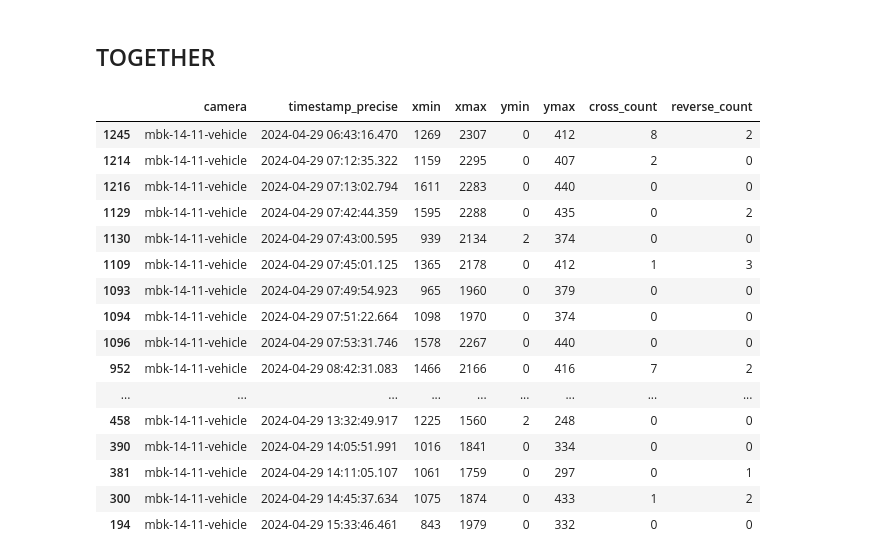
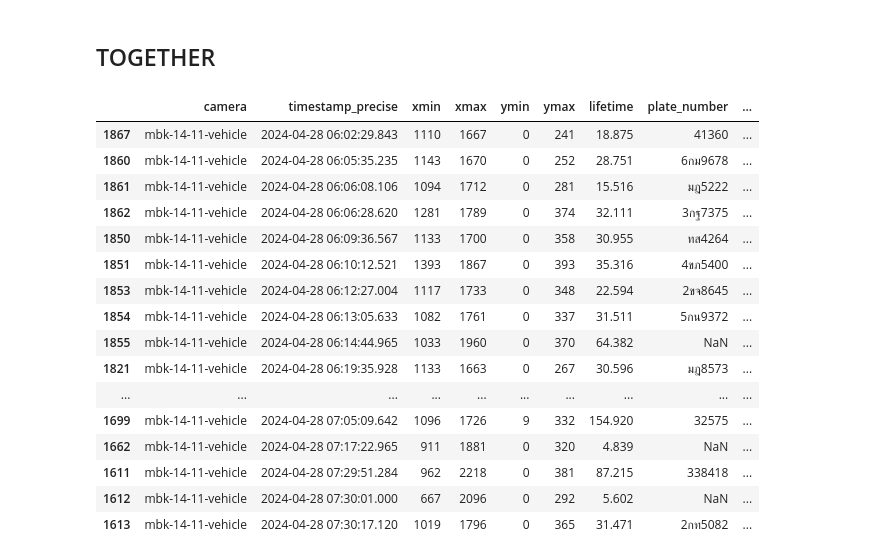
Before and after one commit to JeansAthiwat/parking-customer-count, a Jupyter notebook: 11firstApproch.ipynb, the cells around one changed output. Cells and saved outputs as stored; diff of their text form; code cells hidden in the pictures.

```diff
--- a/11firstApproch.ipynb
+++ b/11firstApproch.ipynb
@@ -133,25 +119,40 @@ def match_reverse_to_vehicle(df_reverse, df_vehicle, start_padding: int = 20, st
 # %% [markdown]
 ## TOGETHER
 # %%
-df_vehicle = match_cross_to_vehicle(df_cross,df_vehicle)
-df_vehicle = match_reverse_to_vehicle(df_reverse,df_vehicle)
+df_vehicle = match_cross_to_vehicle(
+    df_cross,
+    df_vehicle,
+)
+df_vehicle = match_reverse_to_vehicle(df_reverse, df_vehicle)
 
-df_vehicle[[*conf.CUSTOMER_INTEREST_SNAPSHOT, 'cross_count', 'reverse_count']]
+df_vehicle = df_vehicle[(df_vehicle["timestamp_unix"] >= 1714284000) & (df_vehicle["timestamp_unix_end"] <= 1714290320)]
+df_vehicle = df_vehicle[
+    [
+        *conf.VEHICLE_INTEREST_SNAPSHOT,
+        "cross_count",
+        "reverse_count",
+        "original_video_name",
+        "frame_no",
+    ]
+]
+
+df_vehicle = Preprocess.sort_df(df_vehicle, conf.VEHICLE_INTEREST_SNAPSHOT)
+df_vehicle
 # %% [output]
-|  | camera | timestamp_precise | xmin | xmax | ymin | ymax | cross_count | reverse_count |
-| 1245 | mbk-14-11-vehicle | 2024-04-29 06:43:16.470 | 1269 | 2307 | 0 | 412 | 8 | 2 |
-| 1214 | mbk-14-11-vehicle | 2024-04-29 07:12:35.322 | 1159 | 2295 | 0 | 407 | 2 | 0 |
-| 1216 | mbk-14-11-vehicle | 2024-04-29 07:13:02.794 | 1611 | 2283 | 0 | 440 | 0 | 0 |
-| 1129 | mbk-14-11-vehicle | 2024-04-29 07:42:44.359 | 1595 | 2288 | 0 | 435 | 0 | 2 |
-| 1130 | mbk-14-11-vehicle | 2024-04-29 07:43:00.595 | 939 | 2134 | 2 | 374 | 0 | 0 |
-| 1109 | mbk-14-11-vehicle | 2024-04-29 07:45:01.125 | 1365 | 2178 | 0 | 412 | 1 | 3 |
-| 1093 | mbk-14-11-vehicle | 2024-04-29 07:49:54.923 | 965 | 1960 | 0 | 379 | 0 | 0 |
-| 1094 | mbk-14-11-vehicle | 2024-04-29 07:51:22.664 | 1098 | 1970 | 0 | 374 | 0 | 0 |
-| 1096 | mbk-14-11-vehicle | 2024-04-29 07:53:31.746 | 1578 | 2267 | 0 | 440 | 0 | 0 |
-| 952 | mbk-14-11-vehicle | 2024-04-29 08:42:31.083 | 1466 | 2166 | 0 | 416 | 7 | 2 |
-| ... | ... | ... | ... | ... | ... | ... | ... | ... |
-| 458 | mbk-14-11-vehicle | 2024-04-29 13:32:49.917 | 1225 | 1560 | 2 | 248 | 0 | 0 |
-| 390 | mbk-14-11-vehicle | 2024-04-29 14:05:51.991 | 1016 | 1841 | 0 | 334 | 0 | 0 |
-| 381 | mbk-14-11-vehicle | 2024-04-29 14:11:05.107 | 1061 | 1759 | 0 | 297 | 0 | 1 |
-| 300 | mbk-14-11-vehicle | 2024-04-29 14:45:37.634 | 1075 | 1874 | 0 | 433 | 1 | 2 |
-| 194 | mbk-14-11-vehicle | 2024-04-29 15:33:46.461 | 843 | 1979 | 0 | 332 | 0 | 0 |
+|  | camera | timestamp_precise | xmin | xmax | ymin | ymax | lifetime | plate_number | ... |
+| 1867 | mbk-14-11-vehicle | 2024-04-28 06:02:29.843 | 1110 | 1667 | 0 | 241 | 18.875 | 41360 | ... |
+| 1860 | mbk-14-11-vehicle | 2024-04-28 06:05:35.235 | 1143 | 1670 | 0 | 252 | 28.751 | 6กม9678 | ... |
+| 1861 | mbk-14-11-vehicle | 2024-04-28 06:06:08.106 | 1094 | 1712 | 0 | 281 | 15.516 | มฎ5222 | ... |
+| 1862 | mbk-14-11-vehicle | 2024-04-28 06:06:28.620 | 1281 | 1789 | 0 | 374 | 32.111 | 3กฐ7375 | ... |
+| 1850 | mbk-14-11-vehicle | 2024-04-28 06:09:36.567 | 1133 | 1700 | 0 | 358 | 30.955 | ทส4264 | ... |
+| 1851 | mbk-14-11-vehicle | 2024-04-28 06:10:12.521 | 1393 | 1867 | 0 | 393 | 35.316 | 4ขภ5400 | ... |
+| 1853 | mbk-14-11-vehicle | 2024-04-28 06:12:27.004 | 1117 | 1733 | 0 | 348 | 22.594 | 2ขจ8645 | ... |
+| 1854 | mbk-14-11-vehicle | 2024-04-28 06:13:05.633 | 1082 | 1761 | 0 | 337 | 31.511 | 5กน9372 | ... |
+| 1855 | mbk-14-11-vehicle | 2024-04-28 06:14:44.965 | 1033 | 1960 | 0 | 370 | 64.382 | NaN | ... |
+| 1821 | mbk-14-11-vehicle | 2024-04-28 06:19:35.928 | 1133 | 1663 | 0 | 267 | 30.596 | มฎ8573 | ... |
+| ... | ... | ... | ... | ... | ... | ... | ... | ... | ... |
+| 1699 | mbk-14-11-vehicle | 2024-04-28 07:05:09.642 | 1096 | 1726 | 9 | 332 | 154.920 | 32575 | ... |
+| 1662 | mbk-14-11-vehicle | 2024-04-28 07:17:22.965 | 911 | 1881 | 0 | 320 | 4.839 | NaN | ... |
+| 1611 | mbk-14-11-vehicle | 2024-04-28 07:29:51.284 | 962 | 2218 | 0 | 381 | 87.215 | 338418 | ... |
+| 1612 | mbk-14-11-vehicle | 2024-04-28 07:30:01.000 | 667 | 2096 | 0 | 292 | 5.602 | NaN | ... |
+| 1613 | mbk-14-11-vehicle | 2024-04-28 07:30:17.120 | 1019 | 1796 | 0 | 365 | 31.471 | 2กท5082 | ... |
```
Also changed, not shown: parts of 7 cells of this notebook, 4 other files.
